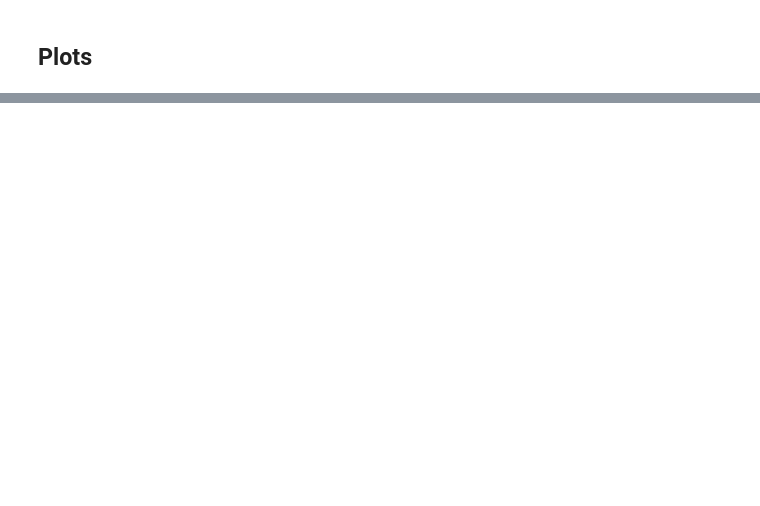
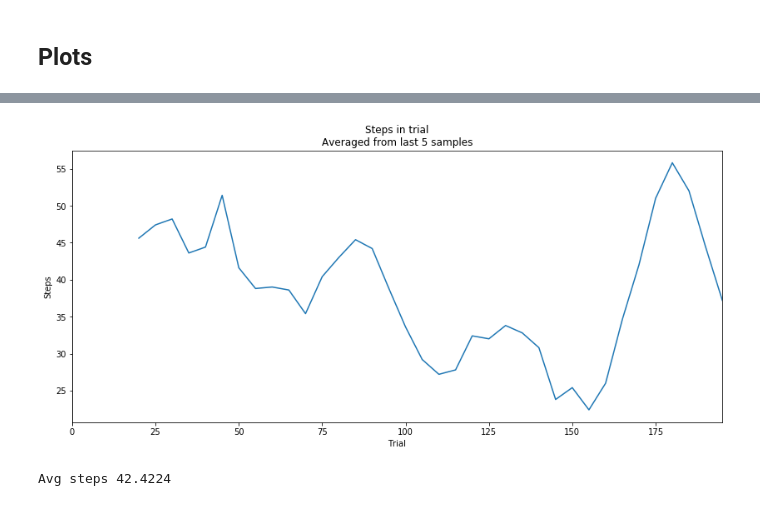
Before and after one commit to ParrotPrediction/pyalcs, a Jupyter notebook: notebooks/CartPole.ipynb, the cells around one changed output, grey strips where cells are left out. Cells and saved outputs as stored; diff of their text form; code cells hidden in the pictures; blank space fills up the shorter version.

```diff
--- a/notebooks/CartPole.ipynb
+++ b/notebooks/CartPole.ipynb
@@ -204,0 +243,5 @@ plt.show()
+# %%
+%%time
+
+agent = ACS2(cfg, population_explore)
+population_exploit, metrics_exploit = agent.exploit(env, 200)
@@ -204,0 +261,19 @@ plt.show()
+# %%
+metrics_exploit_df = pd.DataFrame(metrics_exploit)
+metrics_exploit_df.set_index('trial', inplace=True)
+# %%
+window = 5
+# %%
+fig, ax = plt.subplots(figsize=figsize)
+
+metrics_exploit_df['steps_in_trial'].rolling(window=window).mean().plot();
+ax.set_title(f'Steps in trial\nAveraged from last {window} samples')
+ax.set_xlabel('Trial')
+ax.set_ylabel('Steps')
+
+plt.show()
+
+print(f"Avg steps {metrics_df['steps_in_trial'].mean()}")
+# %% [output]
+[figure, added]
+Avg steps 42.4224
```
Also changed, not shown: parts of 21 cells of this notebook, 8 other files.
